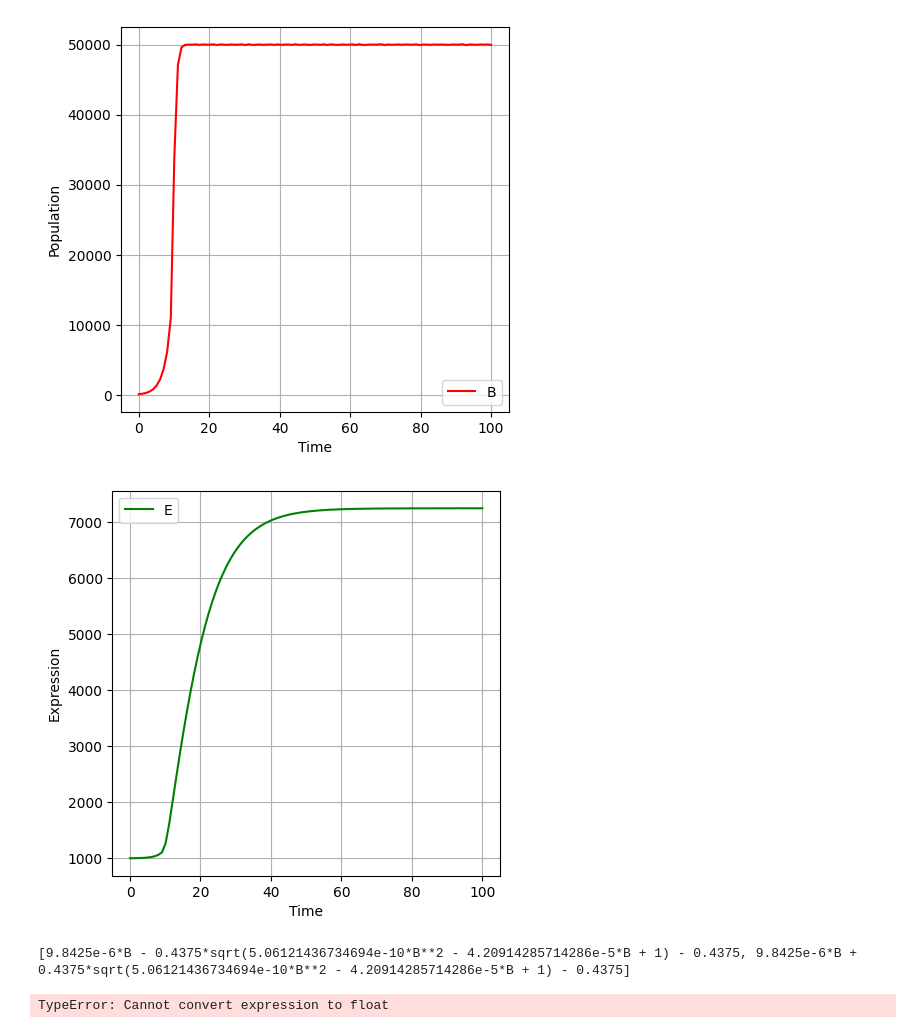
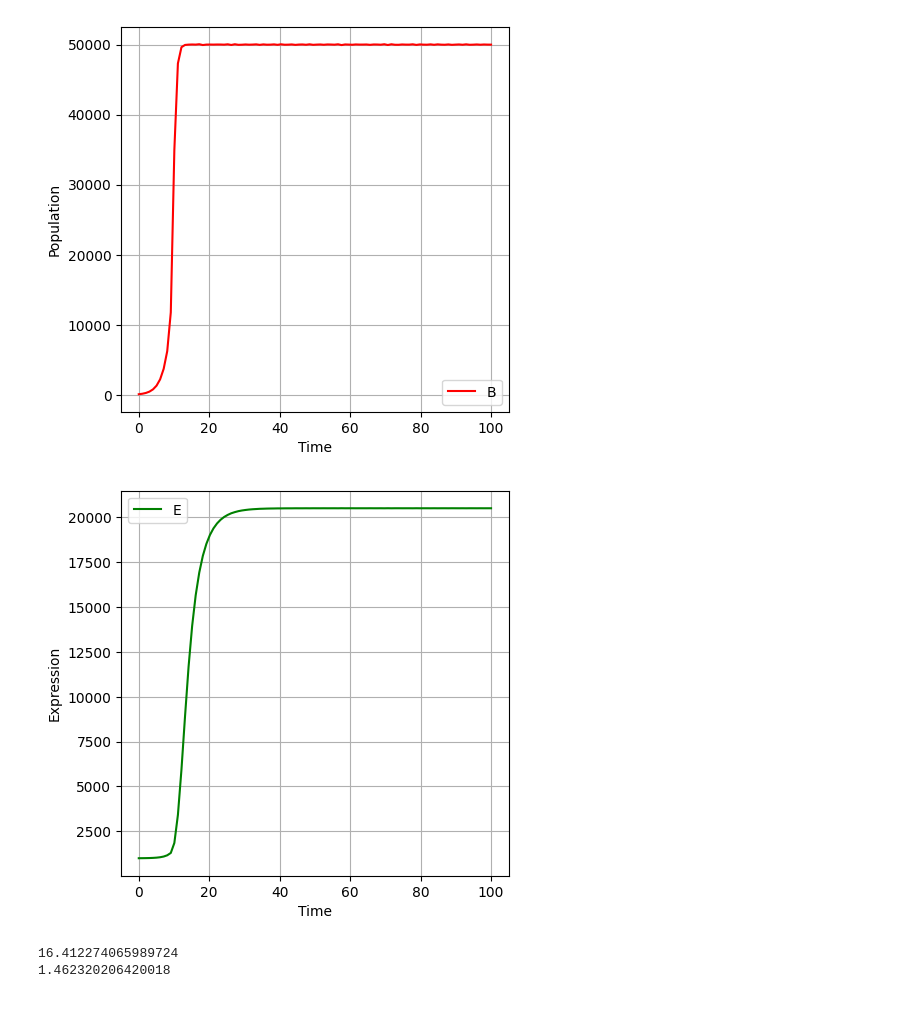
Before and after one commit to mcouture695/gt-quorumsensing-26, a Jupyter notebook: signal-density-QS (1).ipynb, the cells around one changed output. Cells and saved outputs as stored; diff of their text form; code cells hidden in the pictures.

Commit message:
Update constants to fit H

```diff
--- a/signal-density-QS (1).ipynb
+++ b/signal-density-QS (1).ipynb
@@ -19,7 +19,8 @@ B_thresh = 1e4 #estimated population at threshold for logistic
 k = math.log(B_thresh/initial)/9 #estimated to create a delay state
 a = 1000 #initial gene expression
 H = 0.875 # half the maximum signal concentration
-c = 1.27e-5/50000 #proportionality constant (in uM/RLU) for 3-oxo-C12-HSL; 25.4e-6 for C4-HSL
+c = 1.27e-5/2e4 #proportionality constant (in uM/RLU) for 3-oxo-C12-HSL; 25.4e-6 for C4-HSL
+#denominator of above expression assumes a 1L suspension and a conversion of 2e8 CFU/OD.  Mostly it made H correct.
 b = 30000 #maximum increase in expression
 #parameters estimated from thomas_multi-signal_2023
 
@@ -85,14 +86,15 @@ plt.show()
 [figure]
-[figure, old version]
+[figure, new version]
 # %%
 #approximate alpha:
-eqn = Eq((c*E*B) - d*l - m*l, 0)
+#eqn = Eq((c*E*B) - d*l - m*l, 0)
 
-soln = solve(eqn, l)
+#soln = solve(eqn, l)
 
-print(soln)
+#print(soln)
+l_final = H #from conversation with Brendan 6/9
 
-l_final = soln[1] #at the peak
+#l_final = soln[1] #at the peak
 
 
 t_final = np.interp(l_final, sol.y[0], sol.t)
@@ -103,5 +105,5 @@ alpha = 24/t_final
 
 print(alpha)
 # %% [output]
-[9.8425e-6*B - 0.4375*sqrt(5.06121436734694e-10*B**2 - 4.20914285714286e-5*B + 1) - 0.4375, 9.8425e-6*B + 0.4375*sqrt(5.06121436734694e-10*B**2 - 4.20914285714286e-5*B + 1) - 0.4375]
+16.412274065989724
+1.462320206420018
-TypeError: Cannot convert expression to float
```
Also changed, not shown: parts of 1 cell of this notebook.
